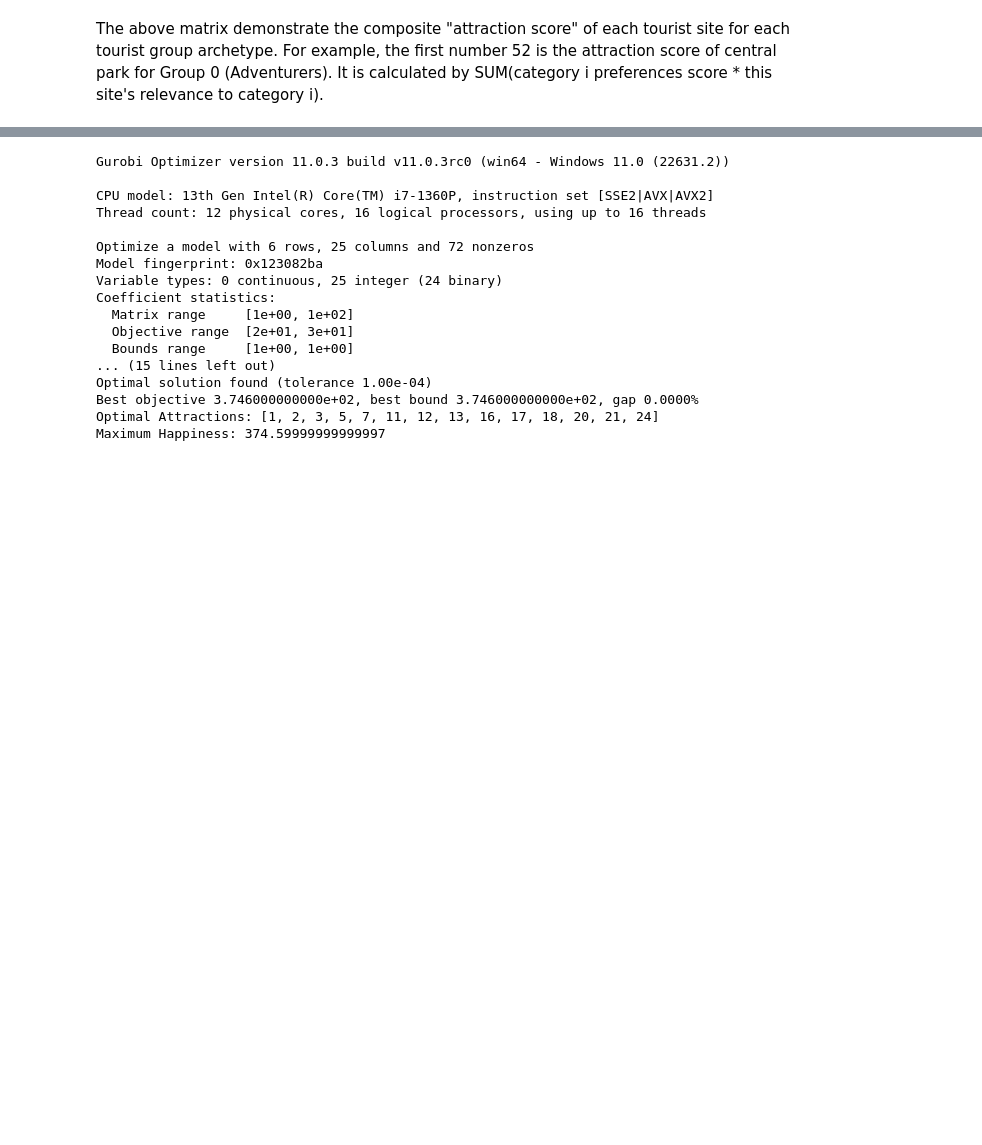
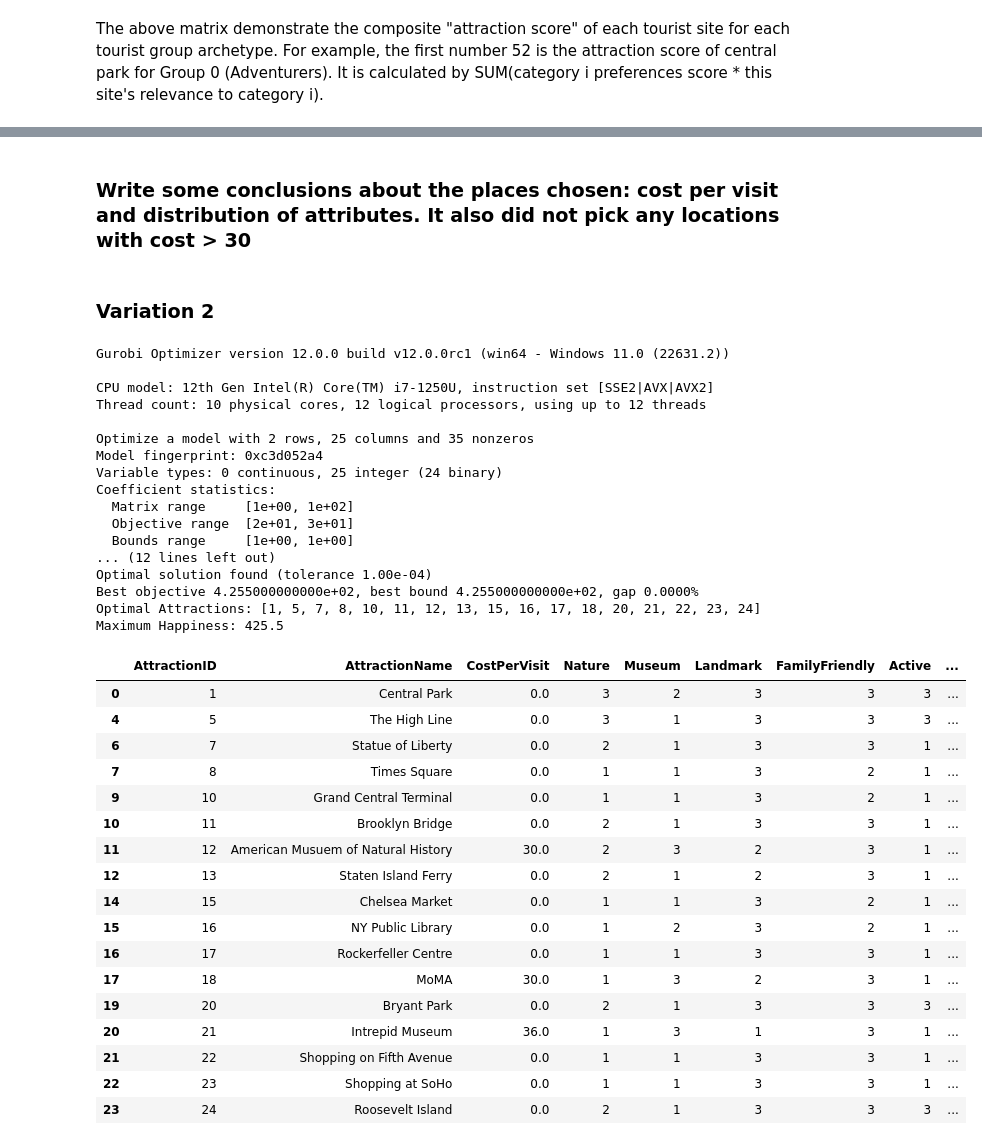
Before and after one commit to kaia-hu/hu_portfolio, a Jupyter notebook: decision_analytics_final.ipynb, the cells around one changed output, grey strips where cells are left out. Saved outputs shown, nothing was run; the diff lists cells and outputs as text; code cells hidden in the pictures; blank space fills up the shorter version.

```diff
--- a/decision_analytics_final.ipynb
+++ b/decision_analytics_final.ipynb
@@ -107 +130,7 @@ import pandas as pd
 model = Model("NYC_Tour_Optimization")
+# %%
+## Decision variables
+# Stage 1 decision varable: A (decide on a max number of attractions - in this case, 5)
+At = 5
+# Stage 2 decision variable: a (decide on which attraction to go to)
+a = model.addVars(24, vtype=GRB.BINARY, name="a")
@@ -108,7 +193,14 @@ model = Model("NYC_Tour_Optimization")
+# %% [markdown]
+### Write some conclusions about the places chosen: cost per visit and distribution of attributes. It also did not pick any locations with cost > 30
+# %% [markdown]
+### Variation 2
+# %%
+# Initialize Model
+model = Model("NYC_Tour_Optimization")
 # %%
 ## Decision variables
-# Stage 1 decision varable: A (decide on a max number of attractions)
-A = model.addVar(vtype=GRB.INTEGER, name="A")
+# Stage 1 decision varable: A (decide on a max number of attractions - in this case, 5)
+At = model.addVar(vtype=GRB.INTEGER, name="At")
 # Stage 2 decision variable: a (decide on which attraction to go to)
 a = model.addVars(24, vtype=GRB.BINARY, name="a")
 # %%
@@ -116,11 +208,6 @@ a = model.addVars(24, vtype=GRB.BINARY, name="a")
 model.setObjective(quicksum(demographic_weights[j] * a[i] * attraction_user_product[i][j] for i in range(24) for j in range(3)), GRB.MAXIMIZE)
 
 ### Constraints ###
-
-# Time Constraint
-model.addConstr(
-    A*4<=t, "Time"
-)
 
 # Budget Constraint
 model.addConstr(
@@ -129,21 +216,8 @@ model.addConstr(
 
 # Total no.of attractions Constraint
 model.addConstr(
-    quicksum(a[i] for i in range(24)) <= A, "Duration"
+    quicksum(a[i] for i in range(24)) <= At, "Duration"
 )
-
-# Constraints for specific categories
-#categories = ['Nature', 'Museum ', 'FamilyFriendly', 'Active', 'Arts', 'Landmark']
-#category_min_ratios = [0.15, 0.15 , 0.4, 0.15, 0.1, 0.05 ]  # Additional Constraint
-
-#for category, min_ratio in zip(categories, category_min_ratios):
-#    model.addConstr(
-#        quicksum(a[i] * attractions1[i + 1][category] for i in range(24))
-#        >= min_ratio * quicksum(a[i] for i in range(24)), f"{category}_Constraint"
-#    )
-
-# Pairwise Constraints (e.g., cannot select both Central Park and 9/11 Memorial)
-#model.addConstr(A[0] + A[1] <= 1, "Pairwise_Constraint")
 
 # Optimize
 model.optimize()
@@ -156,20 +230,43 @@ if model.status == GRB.OPTIMAL:
 else:
     print("No optimal solution found.")
 # %% [output]
-Gurobi Optimizer version 11.0.3 build v11.0.3rc0 (win64 - Windows 11.0 (22631.2))
+Gurobi Optimizer version 12.0.0 build v12.0.0rc1 (win64 - Windows 11.0 (22631.2))
 
-CPU model: 13th Gen Intel(R) Core(TM) i7-1360P, instruction set [SSE2|AVX|AVX2]
-Thread count: 12 physical cores, 16 logical processors, using up to 16 threads
+CPU model: 12th Gen Intel(R) Core(TM) i7-1250U, instruction set [SSE2|AVX|AVX2]
+Thread count: 10 physical cores, 12 logical processors, using up to 12 threads
 
-Optimize a model with 6 rows, 25 columns and 72 nonzeros
-Model fingerprint: 0x123082ba
+Optimize a model with 2 rows, 25 columns and 35 nonzeros
+Model fingerprint: 0xc3d052a4
 Variable types: 0 continuous, 25 integer (24 binary)
 Coefficient statistics:
   Matrix range     [1e+00, 1e+02]
   Objective range  [2e+01, 3e+01]
   Bounds range     [1e+00, 1e+00]
-... (15 lines left out)
+... (12 lines left out)
 Optimal solution found (tolerance 1.00e-04)
-Best objective 3.746000000000e+02, best bound 3.746000000000e+02, gap 0.0000%
-Optimal Attractions: [1, 2, 3, 5, 7, 11, 12, 13, 16, 17, 18, 20, 21, 24]
-Maximum Happiness: 374.59999999999997
+Best objective 4.255000000000e+02, best bound 4.255000000000e+02, gap 0.0000%
+Optimal Attractions: [1, 5, 7, 8, 10, 11, 12, 13, 15, 16, 17, 18, 20, 21, 22, 23, 24]
+Maximum Happiness: 425.5
+# %%
+variation2 = filtered_table(selected_attractions)
+
+variation2
+# %% [output]
+|  | AttractionID | AttractionName | CostPerVisit | Nature | Museum | Landmark | FamilyFriendly | Active | ... |
+| 0 | 1 | Central Park | 0.0 | 3 | 2 | 3 | 3 | 3 | ... |
+| 4 | 5 | The High Line | 0.0 | 3 | 1 | 3 | 3 | 3 | ... |
+| 6 | 7 | Statue of Liberty | 0.0 | 2 | 1 | 3 | 3 | 1 | ... |
+| 7 | 8 | Times Square | 0.0 | 1 | 1 | 3 | 2 | 1 | ... |
+| 9 | 10 | Grand Central Terminal | 0.0 | 1 | 1 | 3 | 2 | 1 | ... |
+| 10 | 11 | Brooklyn Bridge | 0.0 | 2 | 1 | 3 | 3 | 1 | ... |
+| 11 | 12 | American Musuem of Natural History | 30.0 | 2 | 3 | 2 | 3 | 1 | ... |
+| 12 | 13 | Staten Island Ferry | 0.0 | 2 | 1 | 2 | 3 | 1 | ... |
+| 14 | 15 | Chelsea Market | 0.0 | 1 | 1 | 3 | 2 | 1 | ... |
+| 15 | 16 | NY Public Library | 0.0 | 1 | 2 | 3 | 2 | 1 | ... |
+| 16 | 17 | Rockerfeller Centre | 0.0 | 1 | 1 | 3 | 3 | 1 | ... |
+| 17 | 18 | MoMA | 30.0 | 1 | 3 | 2 | 3 | 1 | ... |
+| 19 | 20 | Bryant Park | 0.0 | 2 | 1 | 3 | 3 | 3 | ... |
+| 20 | 21 | Intrepid Museum | 36.0 | 1 | 3 | 1 | 3 | 1 | ... |
+| 21 | 22 | Shopping on Fifth Avenue | 0.0 | 1 | 1 | 3 | 3 | 1 | ... |
+| 22 | 23 | Shopping at SoHo | 0.0 | 1 | 1 | 3 | 3 | 1 | ... |
+| 23 | 24 | Roosevelt Island | 0.0 | 2 | 1 | 3 | 3 | 3 | ... |
```
Also changed, not shown: parts of 13 cells of this notebook.
